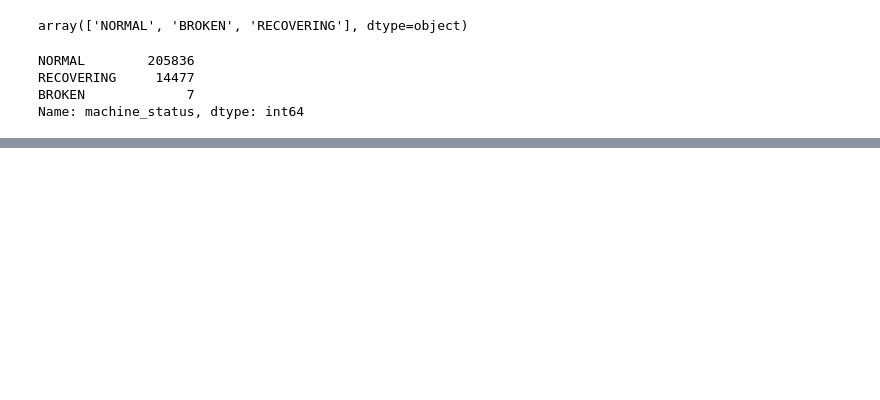
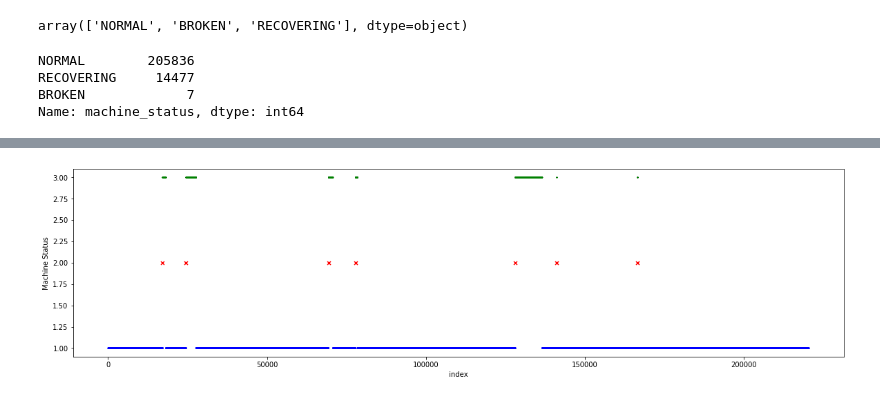
Before and after one commit to Sypek/pump_sensor_predictive_maintenance, a Jupyter notebook: sensor_pump_1.ipynb, the cells around one changed output, grey strips where cells are left out. Saved outputs shown, nothing was run; the diff lists cells and outputs as text; code cells hidden in the pictures; blank space fills up the shorter version.

```diff
--- a/sensor_pump_1.ipynb
+++ b/sensor_pump_1.ipynb
@@ -128,0 +114,18 @@ KeyboardInterrupt:
+# %%
+# Lets check how different states ('NORMAL', 'BROKEN', 'RECOVERING') occur over time
+# Replace string with numerical representation
+# Normal=1, Broken=2, Recovering=3
+machine_status = import_raw[['machine_status']]
+machine_status.loc[machine_status['machine_status'] == 'NORMAL'] = 1
+machine_status.loc[machine_status['machine_status'] == 'BROKEN'] = 2
+machine_status.loc[machine_status['machine_status'] == 'RECOVERING'] = 3
+# %%
+plt.figure(figsize=(20,5))
+plt.scatter(machine_status.index, machine_status.where(machine_status['machine_status']==1), s=0.1, c='b', marker='x')
+plt.scatter(machine_status.index, machine_status.where(machine_status['machine_status']==2), s=25, c='r', marker='x')
+plt.scatter(machine_status.index, machine_status.where(machine_status['machine_status']==3), s=0.1, c='g', marker='x')
+plt.xlabel('index')
+plt.ylabel('Machine Status')
+plt.show()
+# %% [output]
+[figure, added]
```
Also changed, not shown: parts of 52 cells of this notebook.
